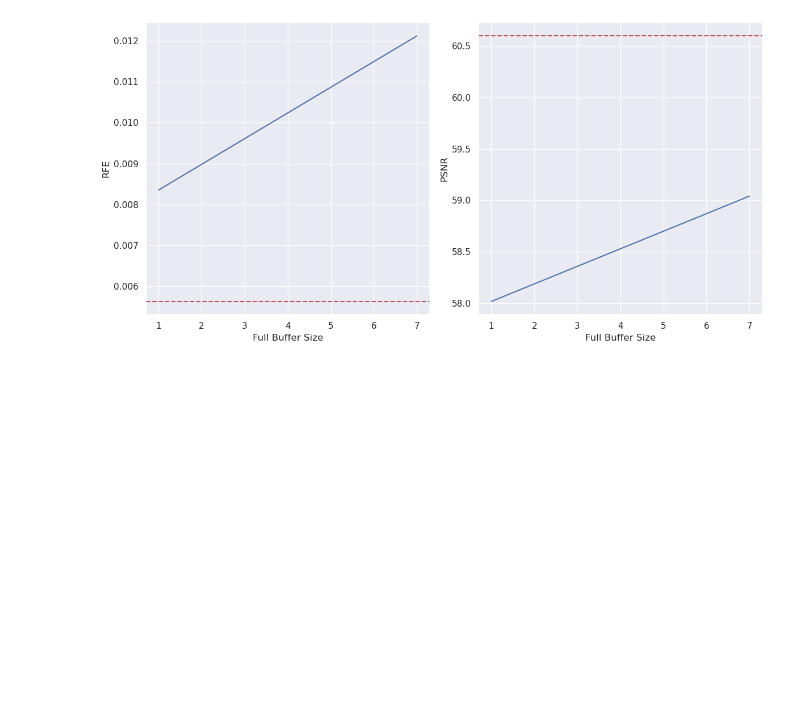
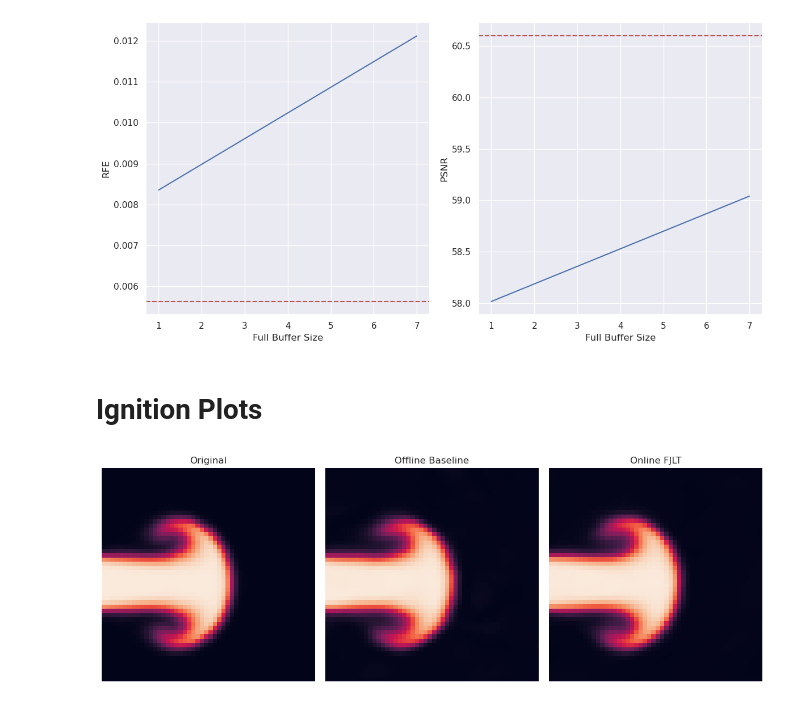
Before and after one commit to RS-Coop/Implicit-Neural-Compression, a Jupyter notebook: Paper Results.ipynb, the cells around one changed output. Cells and saved outputs as stored; diff of their text form; code cells hidden in the pictures; blank space fills up the shorter version.

```diff
--- a/Paper Results.ipynb
+++ b/Paper Results.ipynb
@@ -161,3 +165,31 @@ ax[1].axhline(df_offline["PSNR"][0], c="r", ls="--")
 fig.tight_layout()
 # %% [output]
 [figure]
+# %% [markdown]
+# Ignition Plots
+# %%
+#Load Data
+frame = 15
+
+raw = np.load("data/ignition/features.npy")[frame,:,1].reshape(50,50)
+r_baseline = np.load("lightning_logs/ignition/hnet_offline_full/version_3/reconstruction.npy")[frame,:,1].reshape(50,50)
+r_fjlt = np.load("lightning_logs/ignition/hnet_online_fjlt/version_3/reconstruction.npy")[frame,:,1].reshape(50,50)
+# %%
+fig, axs = plt.subplots(1,3,figsize=(12,8))
+
+axs[0].imshow(raw)
+axs[0].set_title("Original")
+
+axs[1].imshow(r_baseline)
+axs[1].set_title("Offline Baseline")
+
+axs[2].imshow(r_fjlt)
+axs[2].set_title("Online FJLT")
+
+for ax in axs:
+    ax.grid(False)
+    ax.axis(False)
+
+fig.tight_layout()
+# %% [output]
+[figure, added]
```
Also changed, not shown: parts of 12 cells of this notebook, 21 other files.
